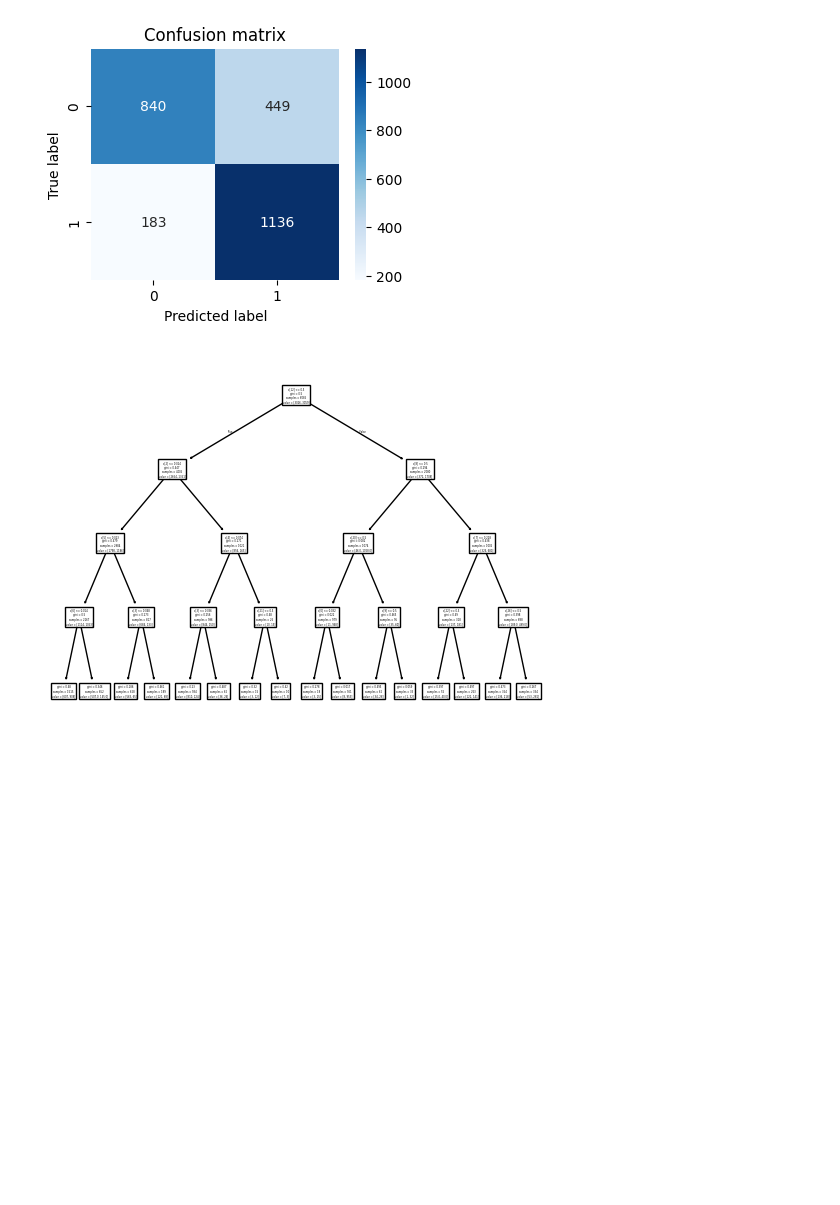
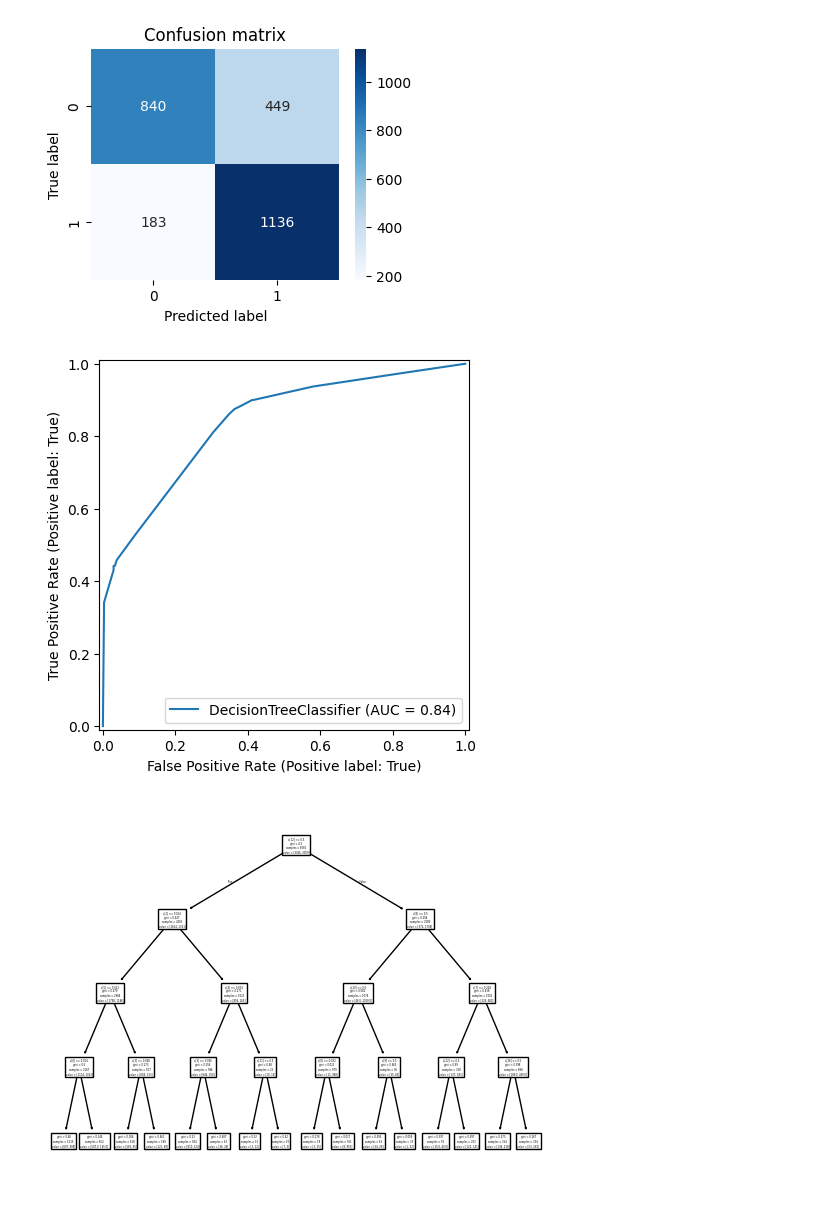
Before and after one commit to DziamjanP/rct-ml-lessons, a Jupyter notebook: lab3/lab3.ipynb, the cells around one changed output. Drawn from its saved outputs; the diff is of its cells as text; code cells hidden in the pictures; blank space fills up the shorter version.

Commit message:
add roc visualization to classifier

```diff
--- a/lab3/lab3.ipynb
+++ b/lab3/lab3.ipynb
@@ -104,6 +104,11 @@ plt.xlabel('Predicted label')
 plt.show()
 # %% [output]
 [figure]
+# %%
+d = RocCurveDisplay.from_estimator(dt_model, X_test, y_test)
+plt.show()
+# %% [output]
+[figure, added]
 # %%
 plot_tree(dt_model)
 plt.show()
```
Also changed, not shown: parts of 3 cells of this notebook.
